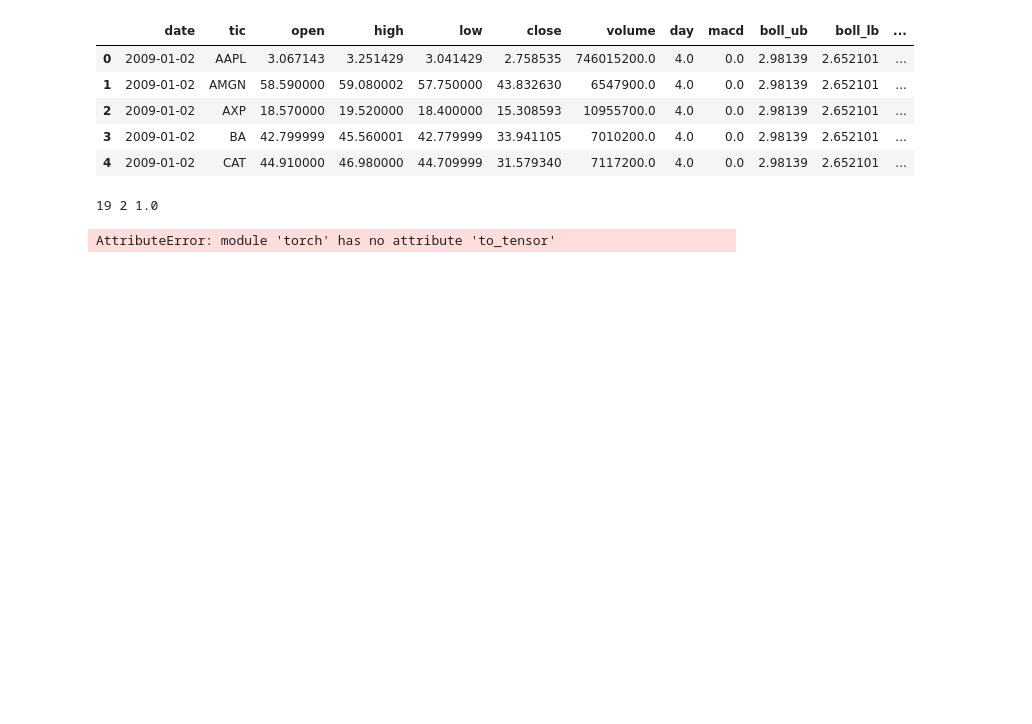
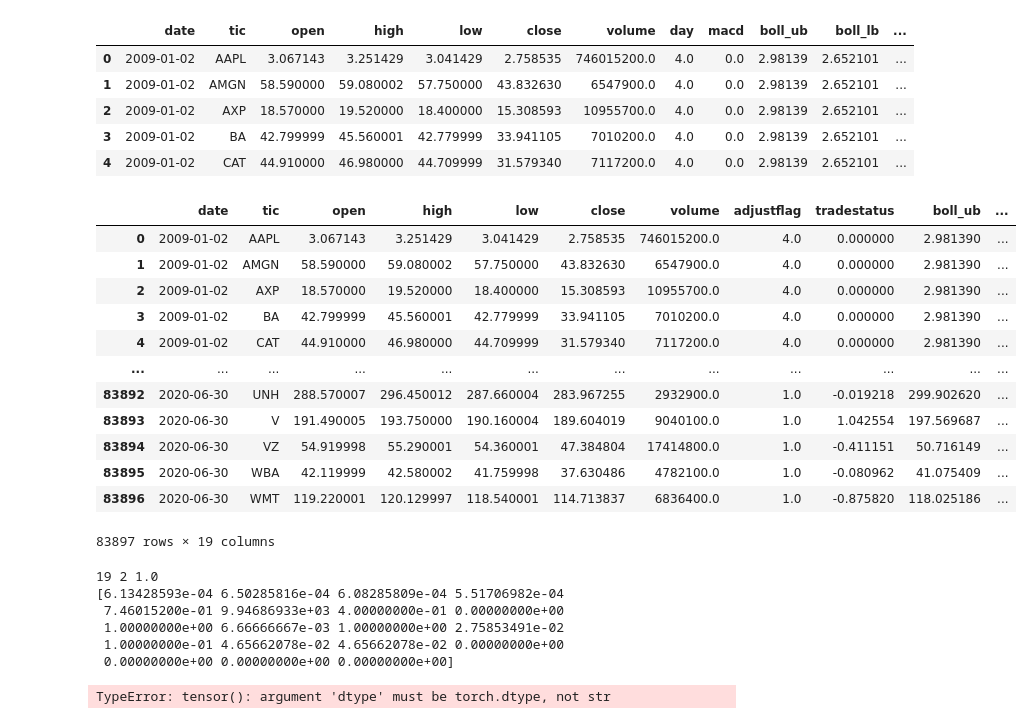
Before and after one commit to Linzili1235/Auto-Trade-Bot-with-DDPG, a Jupyter notebook: notebook.ipynb, the cells around one changed output. Saved outputs shown, nothing was run; the diff lists cells and outputs as text; code cells hidden in the pictures; blank space fills up the shorter version.

Commit message:
dtype

```diff
--- a/notebook.ipynb
+++ b/notebook.ipynb
@@ -167,8 +167,23 @@ train = train.rename(columns={'day':'adjustflag',
                       'rsi_30': 'pctChg',
                       'cci_30': 'peTTM',
                       'dx_30': 'pbMRQ',
-                      'close_30_sma': 'psTTM',
-                      'close_60_sma':'pctChg'})
+                      'close_30_sma': 'psTTM'})
+# %%
+train
+# %% [output]
+|  | date | tic | open | high | low | close | volume | adjustflag | tradestatus | boll_ub | ... |
+| 0 | 2009-01-02 | AAPL | 3.067143 | 3.251429 | 3.041429 | 2.758535 | 746015200.0 | 4.0 | 0.000000 | 2.981390 | ... |
+| 1 | 2009-01-02 | AMGN | 58.590000 | 59.080002 | 57.750000 | 43.832630 | 6547900.0 | 4.0 | 0.000000 | 2.981390 | ... |
+| 2 | 2009-01-02 | AXP | 18.570000 | 19.520000 | 18.400000 | 15.308593 | 10955700.0 | 4.0 | 0.000000 | 2.981390 | ... |
+| 3 | 2009-01-02 | BA | 42.799999 | 45.560001 | 42.779999 | 33.941105 | 7010200.0 | 4.0 | 0.000000 | 2.981390 | ... |
+| 4 | 2009-01-02 | CAT | 44.910000 | 46.980000 | 44.709999 | 31.579340 | 7117200.0 | 4.0 | 0.000000 | 2.981390 | ... |
+| ... | ... | ... | ... | ... | ... | ... | ... | ... | ... | ... | ... |
+| 83892 | 2020-06-30 | UNH | 288.570007 | 296.450012 | 287.660004 | 283.967255 | 2932900.0 | 1.0 | -0.019218 | 299.902620 | ... |
+| 83893 | 2020-06-30 | V | 191.490005 | 193.750000 | 190.160004 | 189.604019 | 9040100.0 | 1.0 | 1.042554 | 197.569687 | ... |
+| 83894 | 2020-06-30 | VZ | 54.919998 | 55.290001 | 54.360001 | 47.384804 | 17414800.0 | 1.0 | -0.411151 | 50.716149 | ... |
+| 83895 | 2020-06-30 | WBA | 42.119999 | 42.580002 | 41.759998 | 37.630486 | 4782100.0 | 1.0 | -0.080962 | 41.075409 | ... |
+| 83896 | 2020-06-30 | WMT | 119.220001 | 120.129997 | 118.540001 | 114.713837 | 6836400.0 | 1.0 | -0.875820 | 118.025186 | ... |
+83897 rows × 19 columns
 # %%
 import numpy as np
 import torch
@@ -191,6 +206,7 @@ def eval_policy(policy, df, seed, eval_episodes=10):
     for _ in range(eval_episodes):
         # 初始化环境
         state, done = eval_env.reset(), False
+        print(state)
 
         # 与环境交互
         while not done:
@@ -301,4 +317,9 @@ if __name__ == '__main__':
             evaluations.append(eval_policy(policy, df, default_seed))
 # %% [output]
 19 2 1.0
+[6.13428593e-04 6.50285816e-04 6.08285809e-04 5.51706982e-04
+ 7.46015200e-01 9.94686933e+03 4.00000000e-01 0.00000000e+00
+ 1.00000000e+00 6.66666667e-03 1.00000000e+00 2.75853491e-02
+ 1.00000000e-01 4.65662078e-02 4.65662078e-02 0.00000000e+00
+ 0.00000000e+00 0.00000000e+00 0.00000000e+00]
-AttributeError: module 'torch' has no attribute 'to_tensor'
+TypeError: tensor(): argument 'dtype' must be torch.dtype, not str
```
Also changed, not shown: 1 other file.
